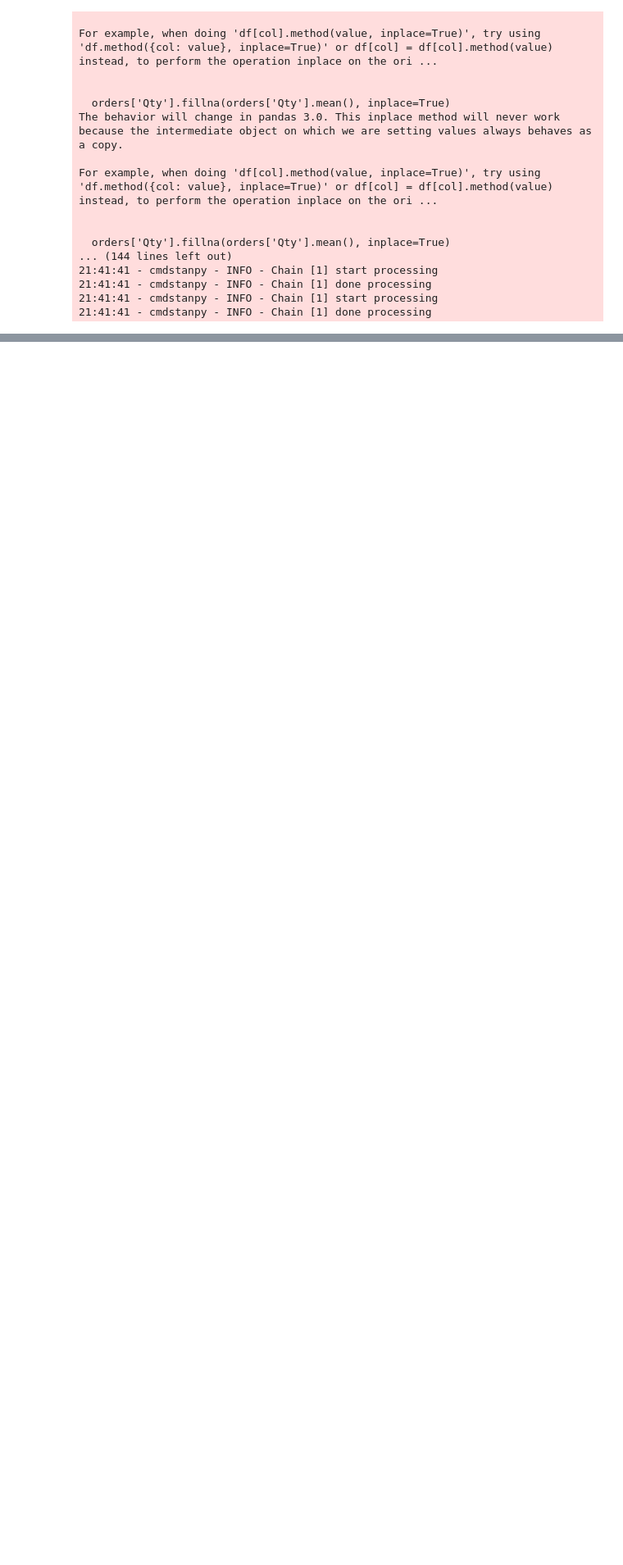
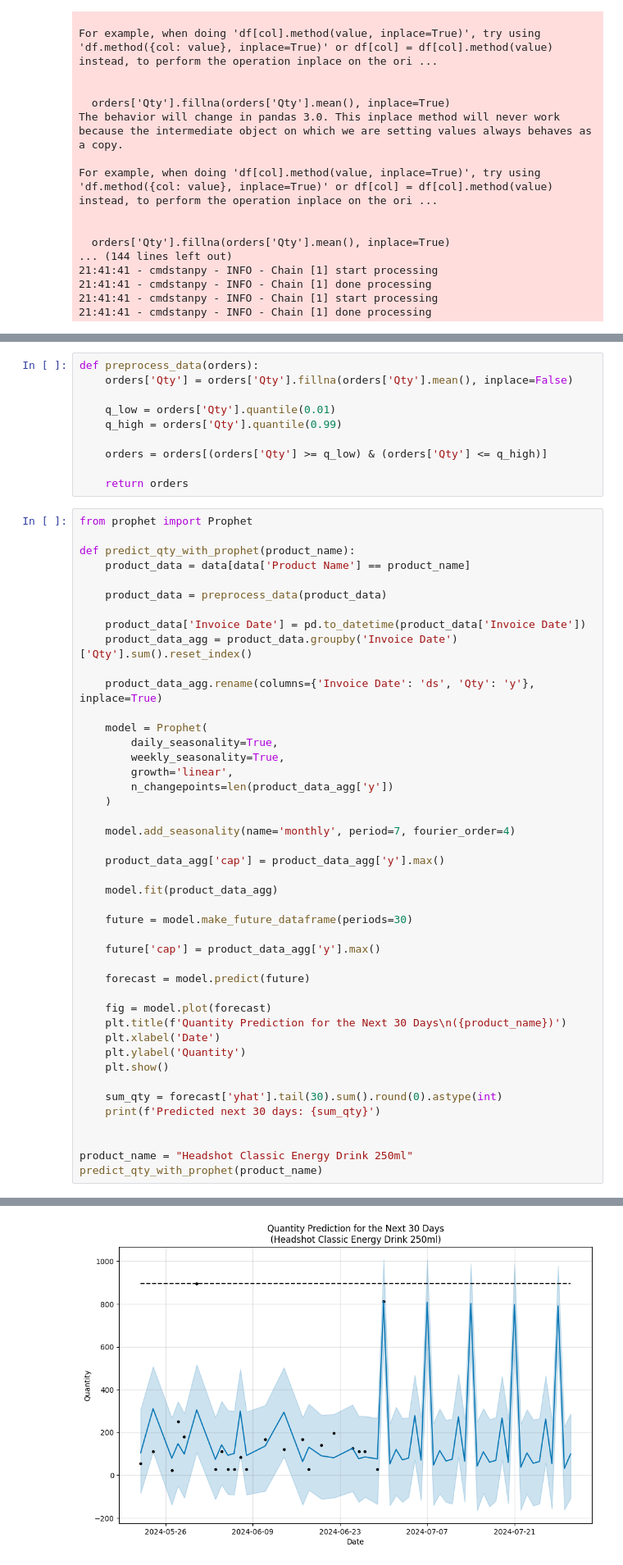
Before and after one commit to lazycodebaker/baylink-ml, a Jupyter notebook: orders_predict_imported.ipynb, the cells around one changed output, grey strips where cells are left out. Shown at 82% size. Saved outputs shown, nothing was run; the diff lists cells and outputs as text; blank space fills up the shorter version.

```diff
--- a/orders_predict_imported.ipynb
+++ b/orders_predict_imported.ipynb
@@ -2240,0 +2735,55 @@ For example, when doing 'df[col].method(value, inplace=True)', try using 'df.met
+# %%
+def preprocess_data(orders):
+    orders['Qty'] = orders['Qty'].fillna(orders['Qty'].mean(), inplace=False)
+
+    q_low = orders['Qty'].quantile(0.01)
+    q_high = orders['Qty'].quantile(0.99)
+
+    orders = orders[(orders['Qty'] >= q_low) & (orders['Qty'] <= q_high)]
+
+    return orders
+# %%
+from prophet import Prophet
+
+def predict_qty_with_prophet(product_name):
+    product_data = data[data['Product Name'] == product_name]
+
+    product_data = preprocess_data(product_data)
+
+    product_data['Invoice Date'] = pd.to_datetime(product_data['Invoice Date'])
+    product_data_agg = product_data.groupby('Invoice Date')['Qty'].sum().reset_index()
+
+    product_data_agg.rename(columns={'Invoice Date': 'ds', 'Qty': 'y'}, inplace=True)
+
+    model = Prophet(
+        daily_seasonality=True,
+        weekly_seasonality=True,
+        growth='linear',
+        n_changepoints=len(product_data_agg['y'])
+    )
+
+    model.add_seasonality(name='monthly', period=7, fourier_order=4)
+
+    product_data_agg['cap'] = product_data_agg['y'].max()
+
+    model.fit(product_data_agg)
+
+    future = model.make_future_dataframe(periods=30)
+
+    future['cap'] = product_data_agg['y'].max()
+
+    forecast = model.predict(future)
+
+    fig = model.plot(forecast)
+    plt.title(f'Quantity Prediction for the Next 30 Days\n({product_name})')
+    plt.xlabel('Date')
+    plt.ylabel('Quantity')
+    plt.show()
+
+    sum_qty = forecast['yhat'].tail(30).sum().round(0).astype(int)
+    print(f'Predicted next 30 days: {sum_qty}')
+
+
+product_name = "Headshot Classic Energy Drink 250ml"
+predict_qty_with_prophet(product_name)
+# %% [output]
@@ -2240,0 +2797 @@ For example, when doing 'df[col].method(value, inplace=True)', try using 'df.met
+[figure, added]
```
Also changed, not shown: parts of 59 cells of this notebook, 22 other files.
